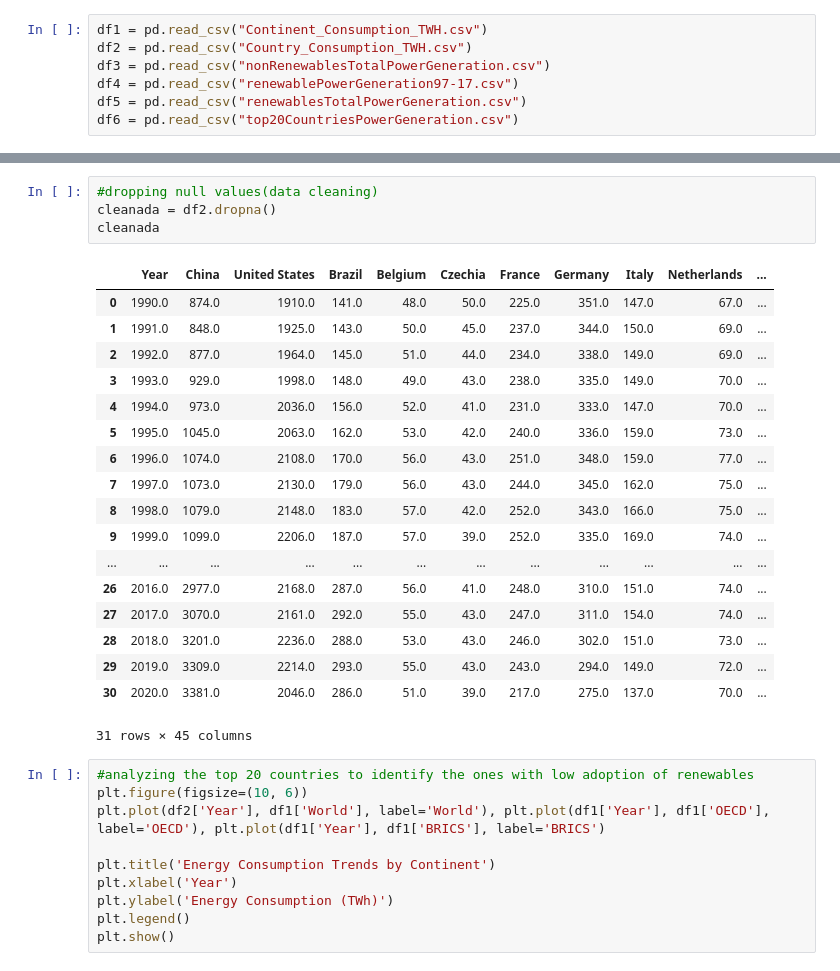
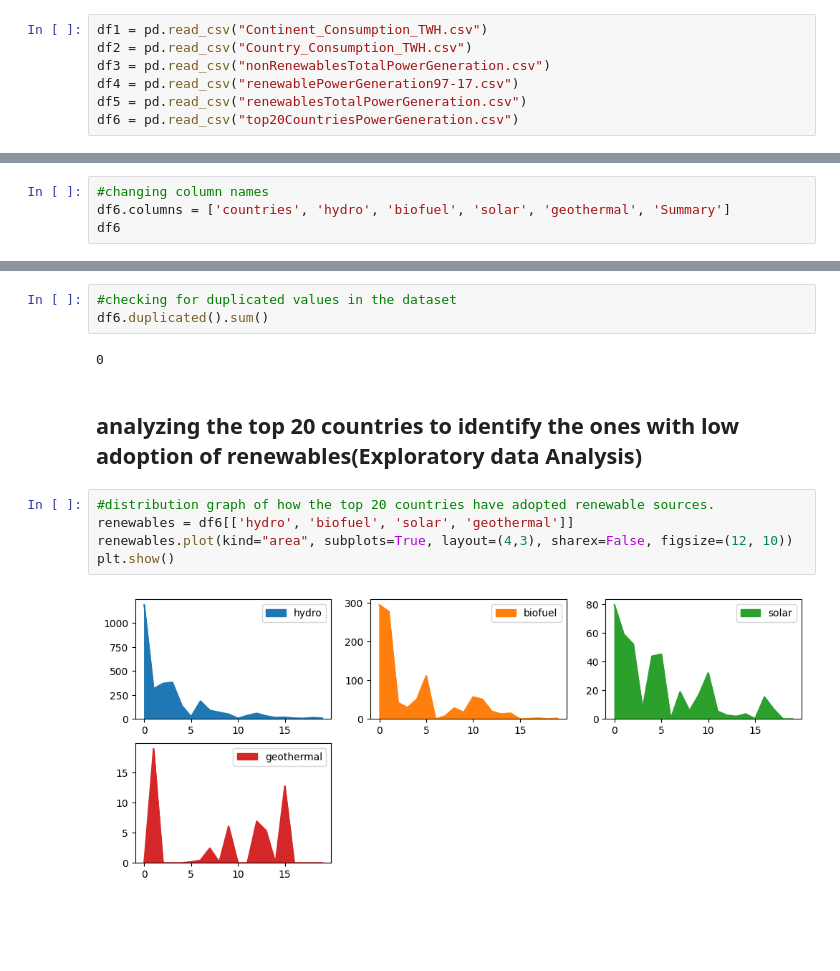
Before and after one commit to michael-karemi/mis, a Jupyter notebook: mike's_notebook.ipynb, the cells around one changed output, grey strips where cells are left out. Saved outputs shown, nothing was run; the diff lists cells and outputs as text; blank space fills up the shorter version.

```diff
--- a/mike's_notebook.ipynb
+++ b/mike's_notebook.ipynb
@@ -40,0 +21,4 @@ df2
+# %%
+#changing column names
+df6.columns = ['countries', 'hydro', 'biofuel', 'solar', 'geothermal', 'Summary']
+df6
@@ -62,34 +65,15 @@ United Arab Emirates    2
 dtype: int64
-# %%
-#dropping null values(data cleaning)
-cleanada = df2.dropna()
-cleanada
-# %% [output]
-|  | Year | China | United States | Brazil | Belgium | Czechia | France | Germany | Italy | Netherlands | ... |
-| 0 | 1990.0 | 874.0 | 1910.0 | 141.0 | 48.0 | 50.0 | 225.0 | 351.0 | 147.0 | 67.0 | ... |
-| 1 | 1991.0 | 848.0 | 1925.0 | 143.0 | 50.0 | 45.0 | 237.0 | 344.0 | 150.0 | 69.0 | ... |
-| 2 | 1992.0 | 877.0 | 1964.0 | 145.0 | 51.0 | 44.0 | 234.0 | 338.0 | 149.0 | 69.0 | ... |
-| 3 | 1993.0 | 929.0 | 1998.0 | 148.0 | 49.0 | 43.0 | 238.0 | 335.0 | 149.0 | 70.0 | ... |
-| 4 | 1994.0 | 973.0 | 2036.0 | 156.0 | 52.0 | 41.0 | 231.0 | 333.0 | 147.0 | 70.0 | ... |
-| 5 | 1995.0 | 1045.0 | 2063.0 | 162.0 | 53.0 | 42.0 | 240.0 | 336.0 | 159.0 | 73.0 | ... |
-| 6 | 1996.0 | 1074.0 | 2108.0 | 170.0 | 56.0 | 43.0 | 251.0 | 348.0 | 159.0 | 77.0 | ... |
-| 7 | 1997.0 | 1073.0 | 2130.0 | 179.0 | 56.0 | 43.0 | 244.0 | 345.0 | 162.0 | 75.0 | ... |
-| 8 | 1998.0 | 1079.0 | 2148.0 | 183.0 | 57.0 | 42.0 | 252.0 | 343.0 | 166.0 | 75.0 | ... |
-| 9 | 1999.0 | 1099.0 | 2206.0 | 187.0 | 57.0 | 39.0 | 252.0 | 335.0 | 169.0 | 74.0 | ... |
-| ... | ... | ... | ... | ... | ... | ... | ... | ... | ... | ... | ... |
-| 26 | 2016.0 | 2977.0 | 2168.0 | 287.0 | 56.0 | 41.0 | 248.0 | 310.0 | 151.0 | 74.0 | ... |
-| 27 | 2017.0 | 3070.0 | 2161.0 | 292.0 | 55.0 | 43.0 | 247.0 | 311.0 | 154.0 | 74.0 | ... |
-| 28 | 2018.0 | 3201.0 | 2236.0 | 288.0 | 53.0 | 43.0 | 246.0 | 302.0 | 151.0 | 73.0 | ... |
-| 29 | 2019.0 | 3309.0 | 2214.0 | 293.0 | 55.0 | 43.0 | 243.0 | 294.0 | 149.0 | 72.0 | ... |
-| 30 | 2020.0 | 3381.0 | 2046.0 | 286.0 | 51.0 | 39.0 | 217.0 | 275.0 | 137.0 | 70.0 | ... |
-31 rows × 45 columns
-# %%
-#analyzing the top 20 countries to identify the ones with low adoption of renewables
-plt.figure(figsize=(10, 6))
-plt.plot(df2['Year'], df1['World'], label='World'), plt.plot(df1['Year'], df1['OECD'], label='OECD'), plt.plot(df1['Year'], df1['BRICS'], label='BRICS')
-
-plt.title('Energy Consumption Trends by Continent')
-plt.xlabel('Year')
-plt.ylabel('Energy Consumption (TWh)')
-plt.legend()
-plt.show()
+# %%
+#checking for duplicated values in the dataset
+df6.duplicated().sum()
+# %% [output]
+0
+# %% [markdown]
+## **analyzing the top 20 countries to identify the ones with low adoption of renewables**(Exploratory data Analysis)
+# %%
+#distribution graph of how the top 20 countries have adopted renewable sources.
+renewables = df6[['hydro', 'biofuel', 'solar', 'geothermal']]
+renewables.plot(kind="area", subplots=True, layout=(4,3), sharex=False, figsize=(12, 10))
+plt.show()
+# %% [output]
+[figure, added]
```
Also changed, not shown: parts of 8 cells of this notebook.
